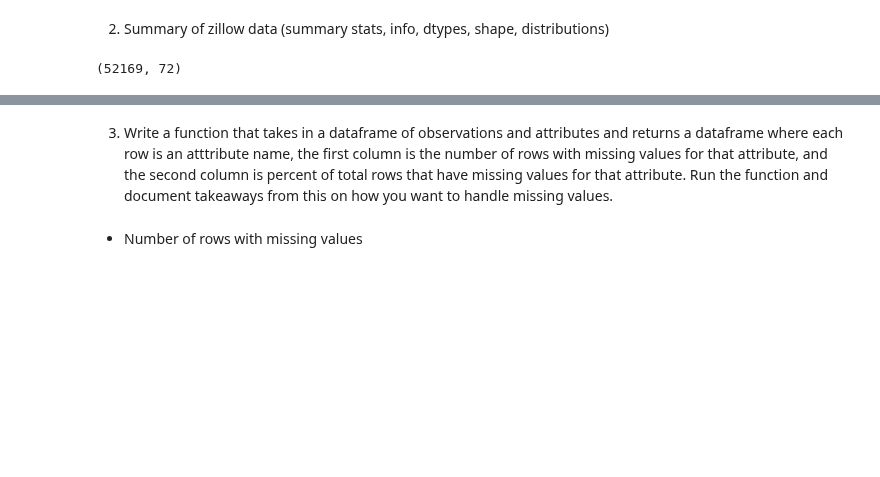
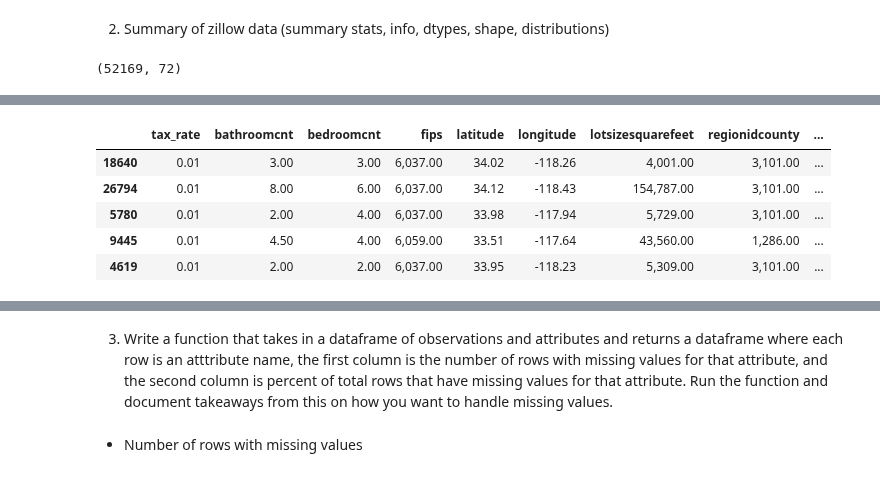
Before and after one commit to FJ-Zillow-Org/Zillow, a Jupyter notebook: jeffs_zillow.ipynb, the cells around one changed output, grey strips where cells are left out. Saved outputs shown, nothing was run; the diff lists cells and outputs as text; code cells hidden in the pictures; blank space fills up the shorter version.

```diff
--- a/jeffs_zillow.ipynb
+++ b/jeffs_zillow.ipynb
@@ -133,0 +202,8 @@ df.shape
+# %%
+x_train = train.drop(columns="logerror")
+
+y_train = train[["logerror"]]
+
+x_test = test.drop(columns="logerror")
+
+y_test = test[["logerror"]]
@@ -133,0 +240,9 @@ df.shape
+# %%
+x_train.head()
+# %% [output]
+|  | tax_rate | bathroomcnt | bedroomcnt | fips | latitude | longitude | lotsizesquarefeet | regionidcounty | ... |
+| 18640 | 0.01 | 3.00 | 3.00 | 6,037.00 | 34.02 | -118.26 | 4,001.00 | 3,101.00 | ... |
+| 26794 | 0.01 | 8.00 | 6.00 | 6,037.00 | 34.12 | -118.43 | 154,787.00 | 3,101.00 | ... |
+| 5780 | 0.01 | 2.00 | 4.00 | 6,037.00 | 33.98 | -117.94 | 5,729.00 | 3,101.00 | ... |
+| 9445 | 0.01 | 4.50 | 4.00 | 6,059.00 | 33.51 | -117.64 | 43,560.00 | 1,286.00 | ... |
+| 4619 | 0.01 | 2.00 | 2.00 | 6,037.00 | 33.95 | -118.23 | 5,309.00 | 3,101.00 | ... |
```
Also changed, not shown: parts of 36 cells of this notebook.
